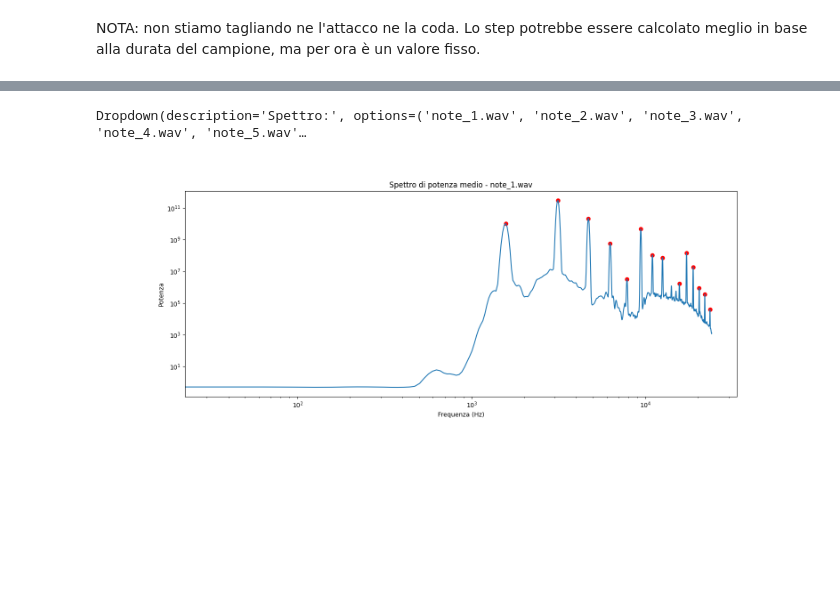
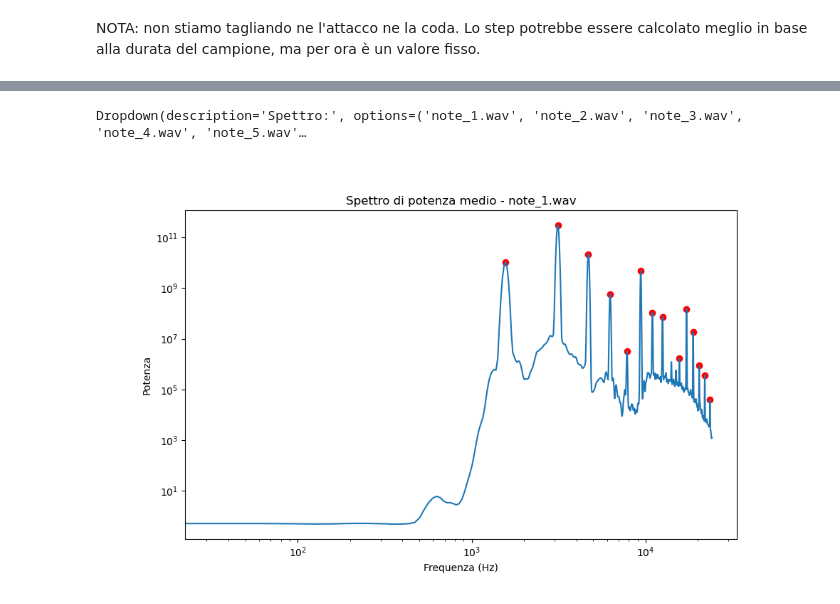
Before and after one commit to Lvetto/lmd_organo, a Jupyter notebook: spettri_batch.ipynb, the cells around one changed output, grey strips where cells are left out. Cells and saved outputs as stored; diff of their text form; code cells hidden in the pictures; blank space fills up the shorter version.

```diff
--- a/spettri_batch.ipynb
+++ b/spettri_batch.ipynb
@@ -144,39 +144,39 @@ Processing file 278/280: note_278.wav
 Processing file 279/280: note_279.wav
 Processing file 280/280: note_280.wav
 # %%
-spectrum_selector = widgets.Dropdown(
+spectrum_selector = widgets.Dropdown( # widget per selezionare quale spettro visualizzare
     options=list(avg_spectra.keys()),
     description='Spettro:',
     disabled=False,
 )
 
 fig, ax = plt.subplots()
-fig.set_size_inches(16, 6)
+fig.set_size_inches(10, 6)
 canvas = fig.canvas
 
 def update_plot(change):
     filename = change['new']
     freqs, avg_spectrum = avg_spectra[filename]
 
     peaks,_ = sp.signal.find_peaks(np.log10(avg_spectrum), prominence=1)
 
     ax.clear()
     ax.plot(freqs, avg_spectrum)
 
     plt.scatter(freqs[peaks], avg_spectrum[peaks], color='red', label='Picchi')
 
     ax.set_title(f"Spettro di potenza medio - {filename}")
     ax.set_xlabel("Frequenza (Hz)")
     ax.set_ylabel("Potenza")
     ax.set_xscale('log')
     ax.set_yscale('log')
 
 spectrum_selector.observe(update_plot, names='value')
 display(spectrum_selector)
 update_plot({'new': spectrum_selector.value})
 # %% [output]
 Dropdown(description='Spettro:', options=('note_1.wav', 'note_2.wav', 'note_3.wav', 'note_4.wav', 'note_5.wav'…
-[figure, old version]
+[figure, new version]
 # %%
 # Salva i risultati in dati_processati/spettri_{num_periods_in_window}_periodi/{filename}_spectrum.npz
 output_dir = f"dati_processati/spettri_{num_periods}_periodi"
```
Also changed, not shown: parts of 2 cells of this notebook, 37 other files.
